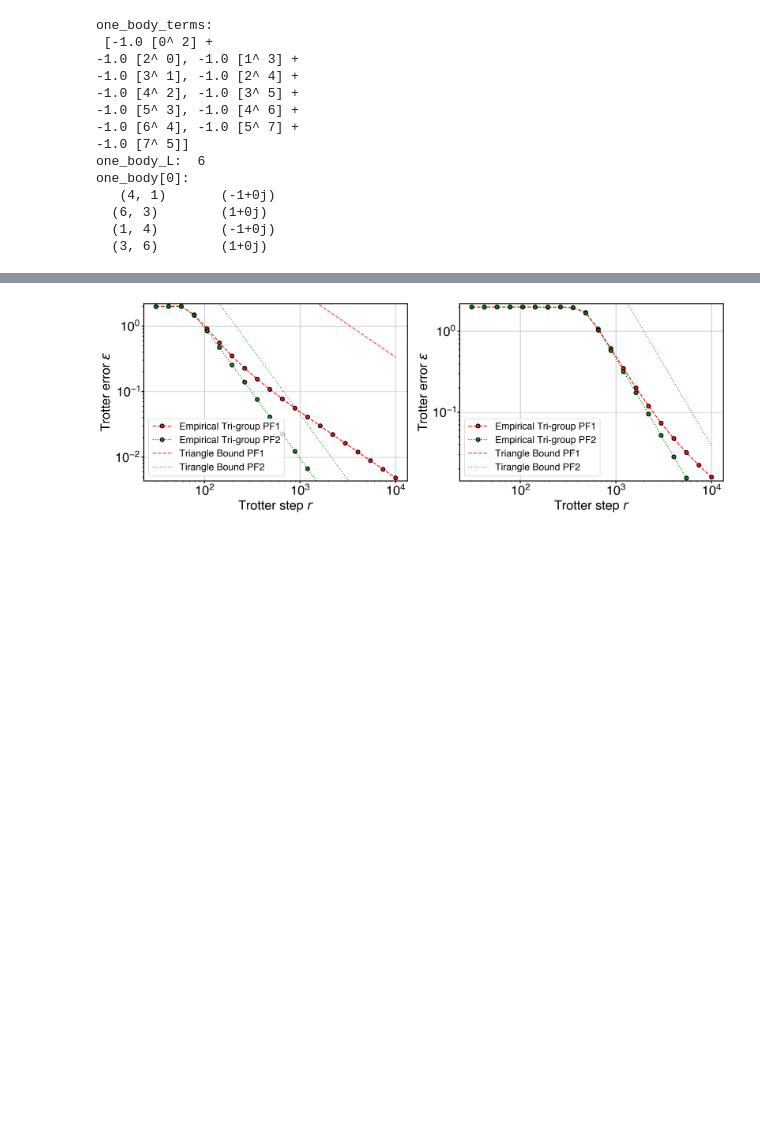
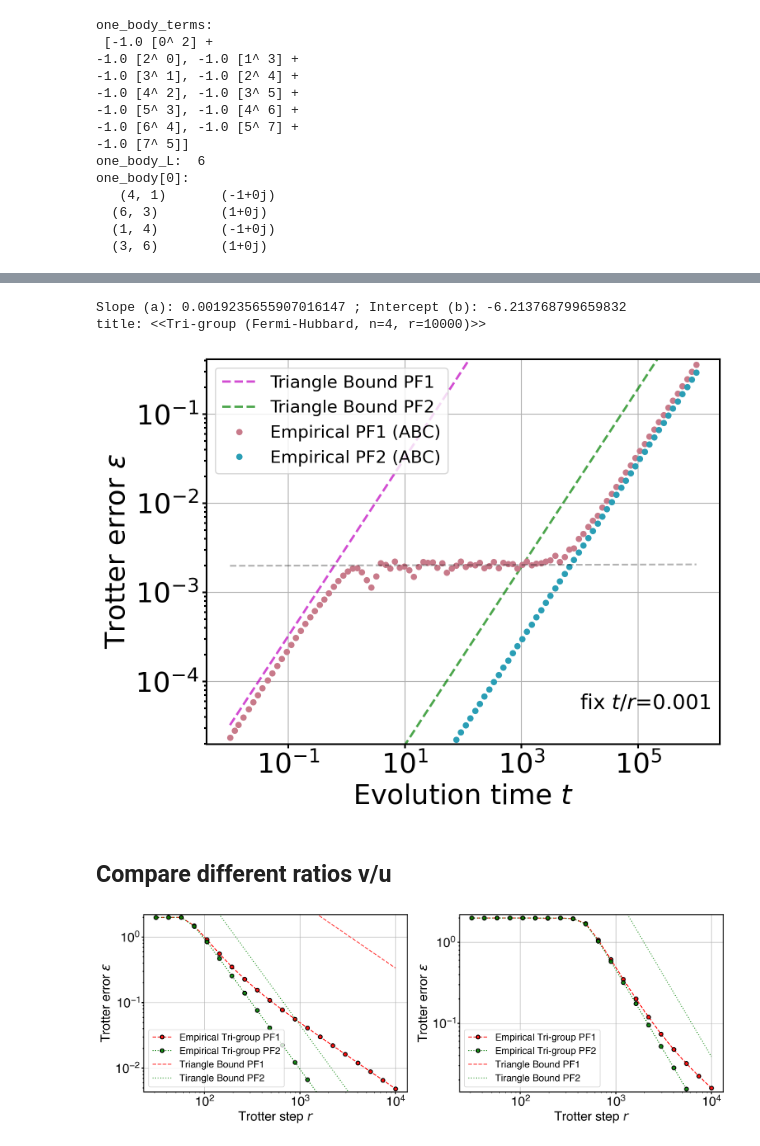
Before and after one commit to Jue-Xu/Interference-Trotter-Error, a Jupyter notebook: code/hubbard.ipynb, the cells around one changed output, grey strips where cells are left out. Drawn from its saved outputs; the diff is of its cells as text; code cells hidden in the pictures; blank space fills up the shorter version.

```diff
--- a/code/hubbard.ipynb
+++ b/code/hubbard.ipynb
@@ -187,3 +230,33 @@ title: <<Tri-group (Fermi-Hubbard, n=4, r=10000)>>
+# %%
+prefix, suffix = 'Hubbard_Tri', 'errVSt_fix_dt'
+# set_color_cycle(cc, alpha=0.05)
+plt.rc('legend', fontsize=MEDIUM_SIZE-3)
+
+t_list = data_dt['t']
+start1, end1 = int(4*len(t_list)/10), int(6*len(t_list)/10)
+_, a_1, b_1 = linear_loglog_fit(t_list[start1:end1], data_dt['emp_pf1'][start1:end1], verbose=True)
+# _, a_1, b_1 = linear_loglog_fit(np.percentile(t_list, 40), np.percentile(emp_pf1_list, 60), verbose=True)
+
+# set_color_cycle(cc, 0.1)
+fig, ax = plt.subplots(1, 1)
+ax.plot(t_list, data_dt['bnd_pf1'], 'm--', alpha=0.7, label=r'Triangle Bound PF1', linewidth=2)
+ax.plot(t_list, data_dt['bnd_pf2'], 'g--', alpha=0.7, label=r'Triangle Bound PF2', linewidth=2)
+ax.plot(t_list, data_dt['emp_pf1'], '.', label= 'Empirical PF1 (ABC)', mfc='#C87A8AFF', markeredgewidth=0.0)
+ax.plot(t_list, data_dt['emp_pf2'], '.', label= 'Empirical PF2 (ABC)', mfc='#2A9EB5FF', markeredgewidth=0.0)
+ax.plot(t_list, [t**a_1*exp(b_1) for t in t_list], 'k--', linewidth=1.5, alpha=0.3)
+
+ax_set_text(ax, r'Evolution time $t$', r'Trotter error $\epsilon$', log='xy', ylim=[min(data_dt['emp_pf1']), max(data_dt['emp_pf1'])])  # ax.grid()
+ax.annotate(rf'fix $t/r$={dt}', xy=(np.percentile(t_list, 75), np.percentile(data_dt['emp_pf1'], 4)), fontsize=MEDIUM_SIZE, color='k')
+title = rf'Tri-group (Fermi-Hubbard, n={n}, r={r})'
+print(f'title: <<{title}>>')
+# ax.set_title(title)
+fig.savefig(f'{fig_dir}/{prefix}_n={n}_dt={dt}_{suffix}.pdf', bbox_inches='tight')
+# %% [output]
+Slope (a): 0.0019235655907016147 ; Intercept (b): -6.213768799659832
+title: <<Tri-group (Fermi-Hubbard, n=4, r=10000)>>
+[figure, added]
+# %% [markdown]
+## Compare different ratios v/u
 # %%
 ## parameters of Hubbard Hamiltonian and evolution
 n = 4
```
Also changed, not shown: parts of 4 cells of this notebook, 5 other files.
